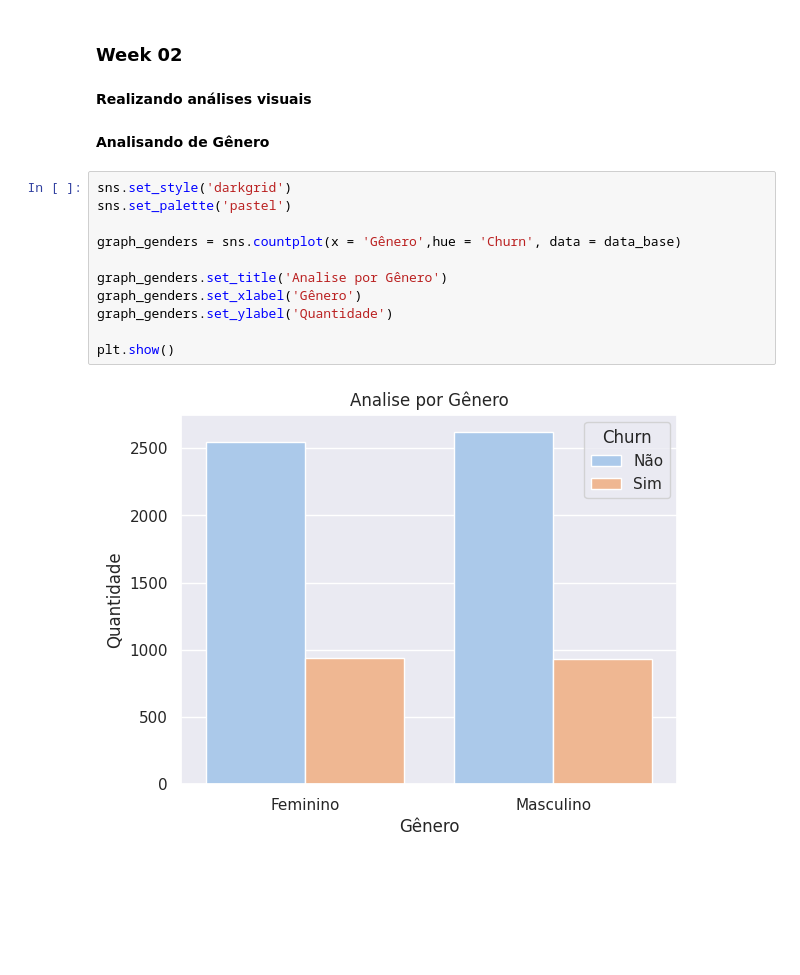
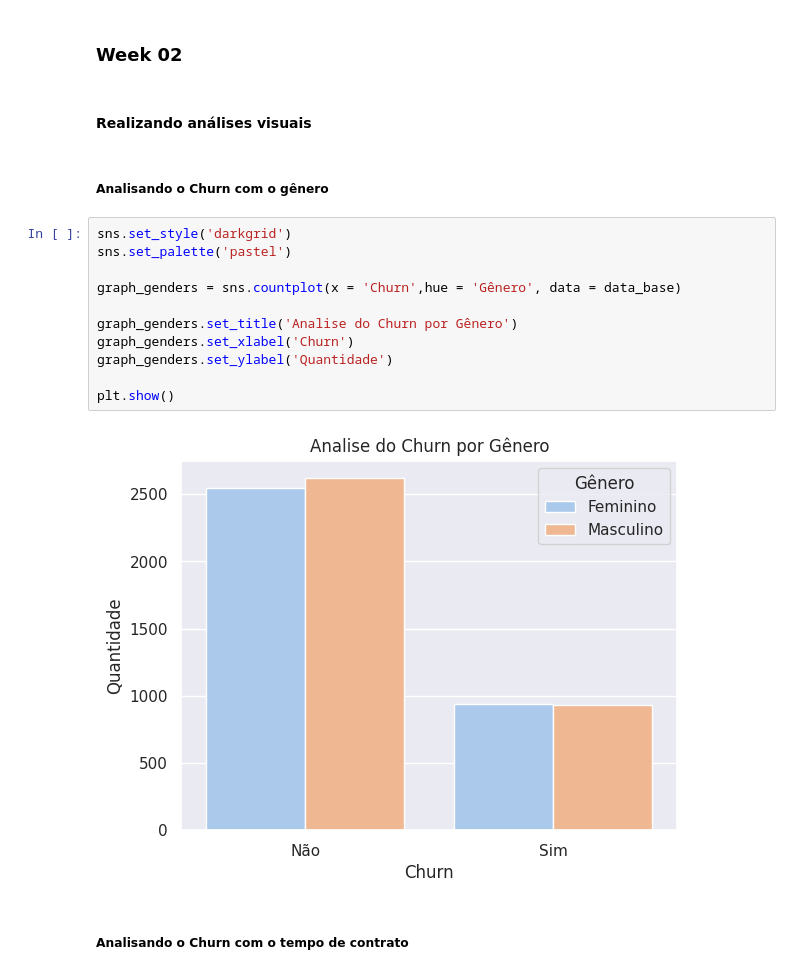
Before and after one commit to Brenno-Kenji/Churn-Rate, a Jupyter notebook: churn_rate.ipynb, the cells around one changed output. Saved outputs shown, nothing was run; the diff lists cells and outputs as text; blank space fills up the shorter version.

```diff
--- a/churn_rate.ipynb
+++ b/churn_rate.ipynb
@@ -395,19 +396,21 @@ data_base.head()
 # %% [markdown]
 ### Week 02
 # %% [markdown]
-**Realizando análises visuais**
+#### Realizando análises visuais
+# %% [markdown]
+##### Analisando o Churn com o gênero
+# %%
+sns.set_style('darkgrid')
+sns.set_palette('pastel')
+
+graph_genders = sns.countplot(x = 'Churn',hue = 'Gênero', data = data_base)
+
+graph_genders.set_title('Analise do Churn por Gênero')
+graph_genders.set_xlabel('Churn')
+graph_genders.set_ylabel('Quantidade')
+
+plt.show()
+# %% [output]
+[figure, added]
 # %% [markdown]
-**Analisando de Gênero**
+##### Analisando o Churn com o tempo de contrato
-# %%
-sns.set_style('darkgrid')
-sns.set_palette('pastel')
-
-graph_genders = sns.countplot(x = 'Gênero',hue = 'Churn', data = data_base)
-
-graph_genders.set_title('Analise por Gênero')
-graph_genders.set_xlabel('Gênero')
-graph_genders.set_ylabel('Quantidade')
-
-plt.show()
-# %% [output]
-[figure, removed]
```
Also changed, not shown: parts of 4 cells of this notebook.
